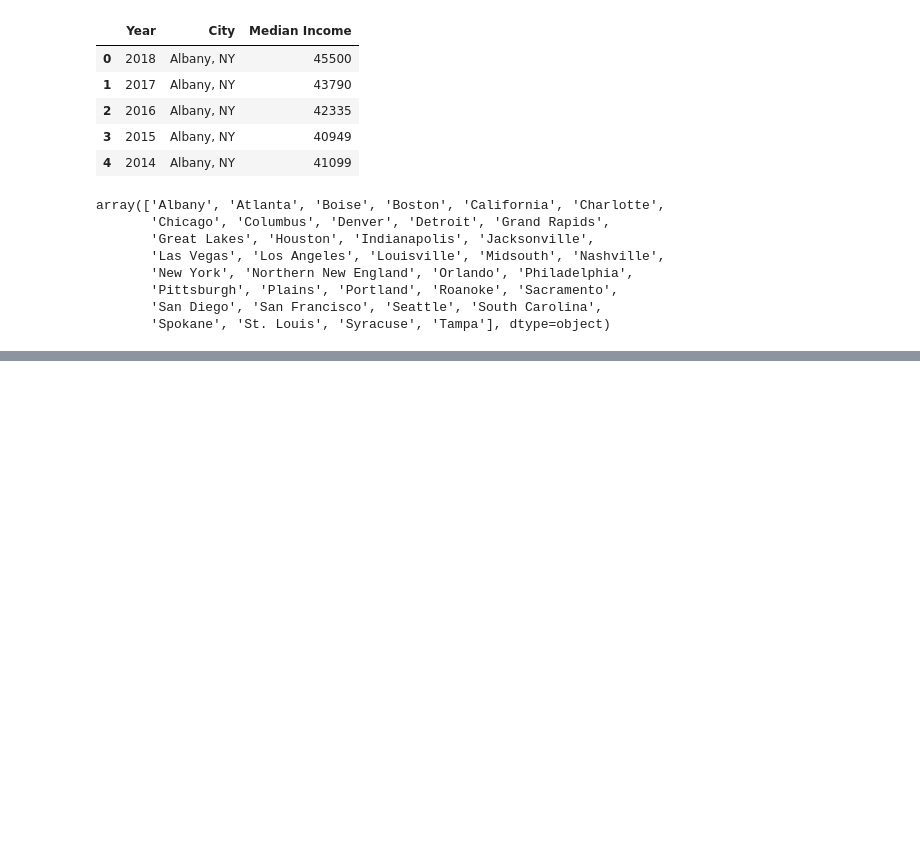
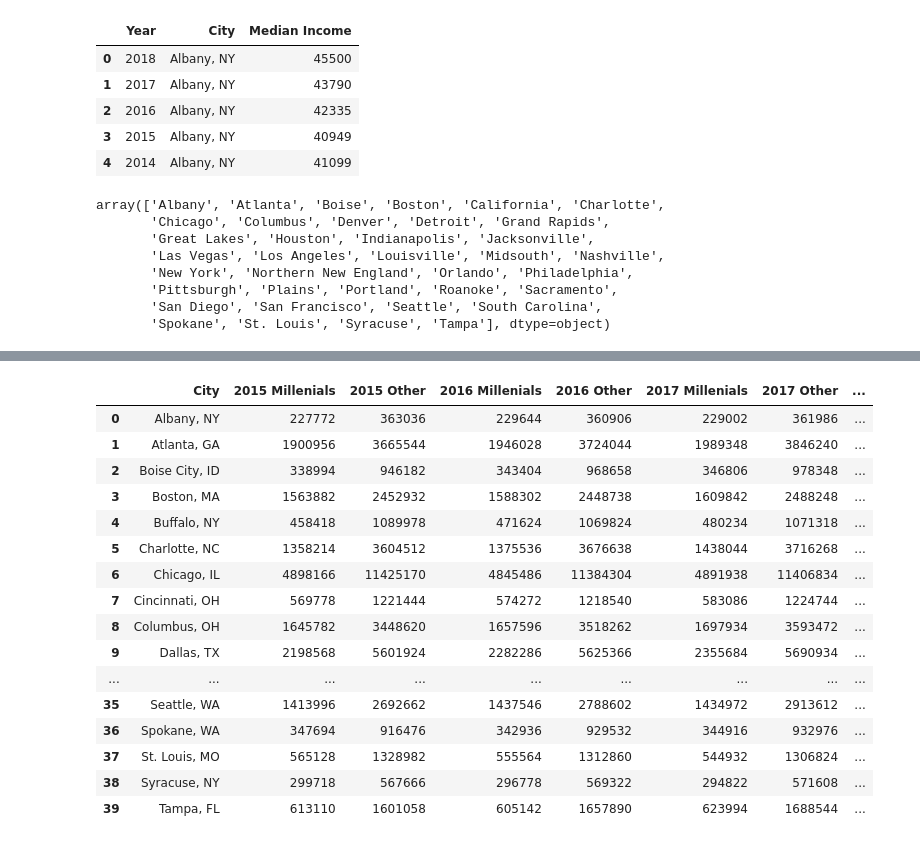
Before and after one commit to lauragtz/project_one, a Jupyter notebook: Avacado_Analysis_JK.ipynb, the cells around one changed output, grey strips where cells are left out. Saved outputs shown, nothing was run; the diff lists cells and outputs as text; code cells hidden in the pictures; blank space fills up the shorter version.

```diff
--- a/Avacado_Analysis_JK.ipynb
+++ b/Avacado_Analysis_JK.ipynb
@@ -127,0 +118,31 @@ KeyError: 'City'
+# %%
+age_groupby = millenials.groupby(['Year', 'City', 'Millenials'])['Number in Range'].sum()
+age_groupby = age_groupby.reset_index().pivot_table(index=['City', ], columns=['Year', 'Millenials'], values='Number in Range').reset_index()
+age_groupby.columns = ['City', '2015 Millenials', '2015 Other','2016 Millenials', '2016 Other', '2017 Millenials', '2017 Other', '2018 Millenials', '2018 Other']
+
+years = [2015, 2016, 2017, 2018]
+
+for year in years:
+    age_groupby['{} %'.format(year)] = (age_groupby['{} Millenials'.format(year)]/(age_groupby['{} Millenials'.format(year)]+age_groupby['{} Other'.format(year)]))*100
+    age_groupby['{} %'.format(year)] = age_groupby['{} %'.format(year)].map("{:,.1f}%".format)
+
+
+age_groupby
+# %% [output]
+|  | City | 2015 Millenials | 2015 Other | 2016 Millenials | 2016 Other | 2017 Millenials | 2017 Other | ... |
+| 0 | Albany, NY | 227772 | 363036 | 229644 | 360906 | 229002 | 361986 | ... |
+| 1 | Atlanta, GA | 1900956 | 3665544 | 1946028 | 3724044 | 1989348 | 3846240 | ... |
+| 2 | Boise City, ID | 338994 | 946182 | 343404 | 968658 | 346806 | 978348 | ... |
+| 3 | Boston, MA | 1563882 | 2452932 | 1588302 | 2448738 | 1609842 | 2488248 | ... |
+| 4 | Buffalo, NY | 458418 | 1089978 | 471624 | 1069824 | 480234 | 1071318 | ... |
+| 5 | Charlotte, NC | 1358214 | 3604512 | 1375536 | 3676638 | 1438044 | 3716268 | ... |
+| 6 | Chicago, IL | 4898166 | 11425170 | 4845486 | 11384304 | 4891938 | 11406834 | ... |
+| 7 | Cincinnati, OH | 569778 | 1221444 | 574272 | 1218540 | 583086 | 1224744 | ... |
+| 8 | Columbus, OH | 1645782 | 3448620 | 1657596 | 3518262 | 1697934 | 3593472 | ... |
+| 9 | Dallas, TX | 2198568 | 5601924 | 2282286 | 5625366 | 2355684 | 5690934 | ... |
+| ... | ... | ... | ... | ... | ... | ... | ... | ... |
+| 35 | Seattle, WA | 1413996 | 2692662 | 1437546 | 2788602 | 1434972 | 2913612 | ... |
+| 36 | Spokane, WA | 347694 | 916476 | 342936 | 929532 | 344916 | 932976 | ... |
+| 37 | St. Louis, MO | 565128 | 1328982 | 555564 | 1312860 | 544932 | 1306824 | ... |
+| 38 | Syracuse, NY | 299718 | 567666 | 296778 | 569322 | 294822 | 571608 | ... |
+| 39 | Tampa, FL | 613110 | 1601058 | 605142 | 1657890 | 623994 | 1688544 | ... |
```
Also changed, not shown: parts of 5 cells of this notebook.
